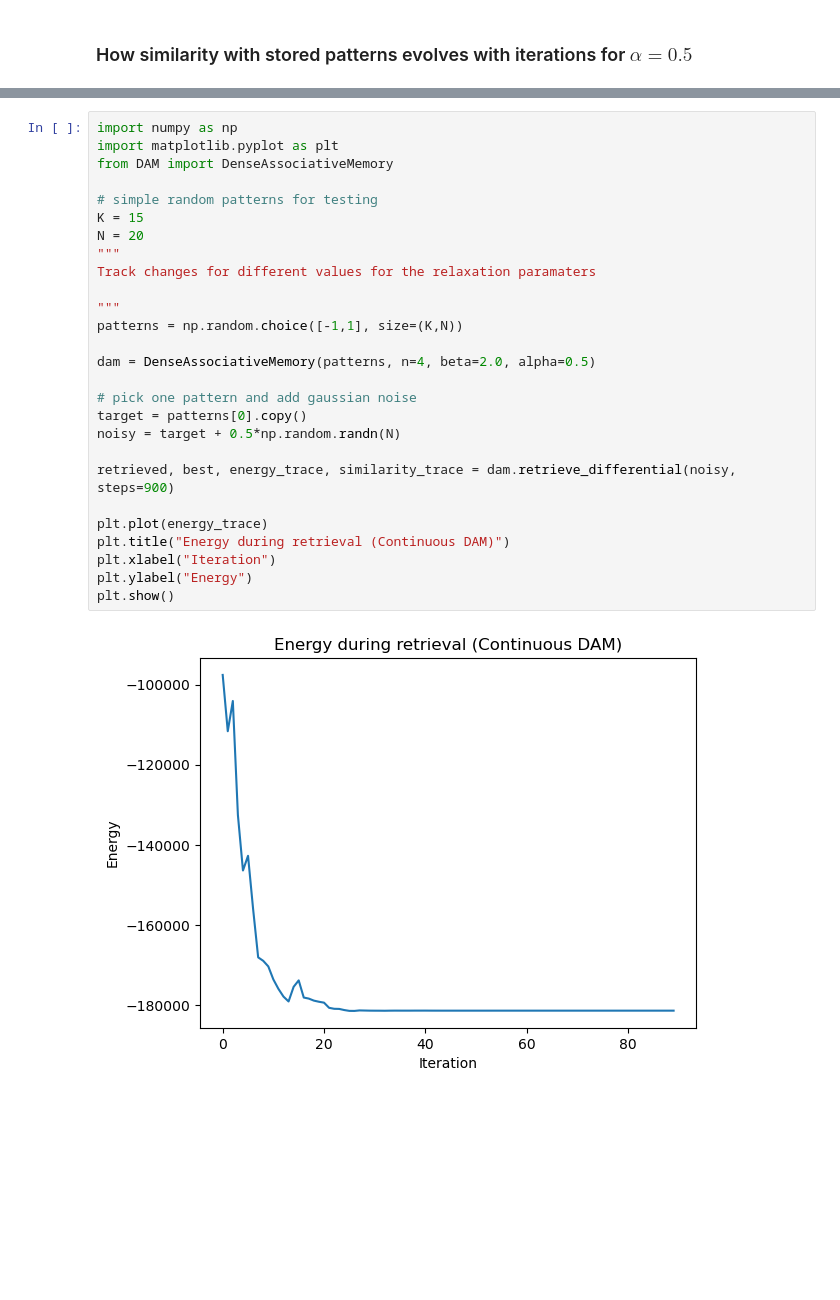
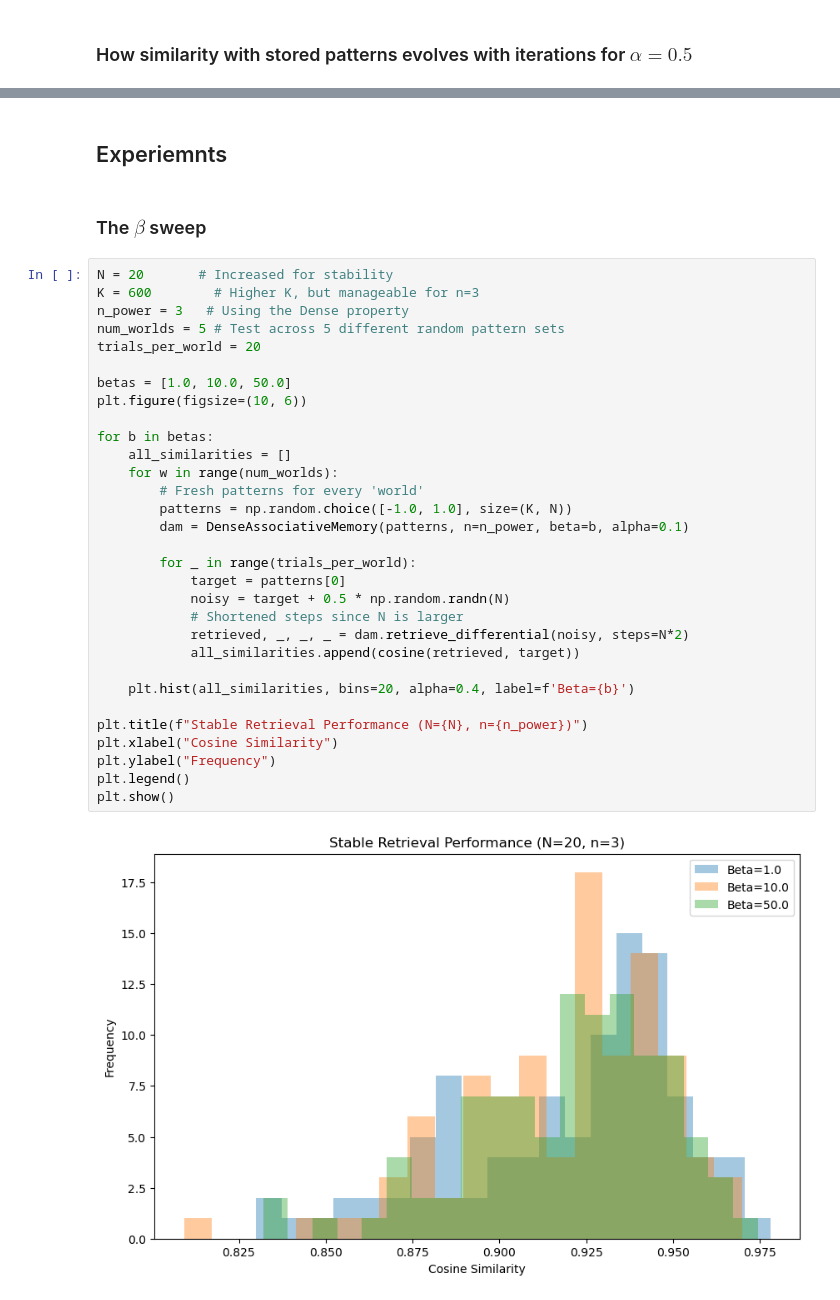
Before and after one commit to AhmedAlSunbati712/memgrid, a Jupyter notebook: DenseAM.ipynb, the cells around one changed output, grey strips where cells are left out. Saved outputs shown, nothing was run; the diff lists cells and outputs as text; blank space fills up the shorter version.

```diff
--- a/DenseAM.ipynb
+++ b/DenseAM.ipynb
@@ -351,29 +434,37 @@ for i in range(0, len(similarity_trace), 100):
-# %%
-import numpy as np
-import matplotlib.pyplot as plt
-from DAM import DenseAssociativeMemory
-
-# simple random patterns for testing
-K = 15
-N = 20
-"""
-Track changes for different values for the relaxation paramaters
-
-"""
-patterns = np.random.choice([-1,1], size=(K,N))
-
-dam = DenseAssociativeMemory(patterns, n=4, beta=2.0, alpha=0.5)
-
-# pick one pattern and add gaussian noise
-target = patterns[0].copy()
-noisy = target + 0.5*np.random.randn(N)
-
-retrieved, best, energy_trace, similarity_trace = dam.retrieve_differential(noisy, steps=900)
-
-plt.plot(energy_trace)
-plt.title("Energy during retrieval (Continuous DAM)")
-plt.xlabel("Iteration")
-plt.ylabel("Energy")
-plt.show()
-# %% [output]
-[figure, removed]
+# %% [markdown]
+## Experiemnts
+# %% [markdown]
+### The $\beta$ sweep
+# %%
+N = 20       # Increased for stability
+K = 600        # Higher K, but manageable for n=3
+n_power = 3   # Using the Dense property
+num_worlds = 5 # Test across 5 different random pattern sets
+trials_per_world = 20
+
+betas = [1.0, 10.0, 50.0]
+plt.figure(figsize=(10, 6))
+
+for b in betas:
+    all_similarities = []
+    for w in range(num_worlds):
+        # Fresh patterns for every 'world'
+        patterns = np.random.choice([-1.0, 1.0], size=(K, N))
+        dam = DenseAssociativeMemory(patterns, n=n_power, beta=b, alpha=0.1)
+
+        for _ in range(trials_per_world):
+            target = patterns[0]
+            noisy = target + 0.5 * np.random.randn(N)
+            # Shortened steps since N is larger
+            retrieved, _, _, _ = dam.retrieve_differential(noisy, steps=N*2)
+            all_similarities.append(cosine(retrieved, target))
+
+    plt.hist(all_similarities, bins=20, alpha=0.4, label=f'Beta={b}')
+
+plt.title(f"Stable Retrieval Performance (N={N}, n={n_power})")
+plt.xlabel("Cosine Similarity")
+plt.ylabel("Frequency")
+plt.legend()
+plt.show()
+# %% [output]
+[figure, added]
```
Also changed, not shown: parts of 12 cells of this notebook, 2 other files.
